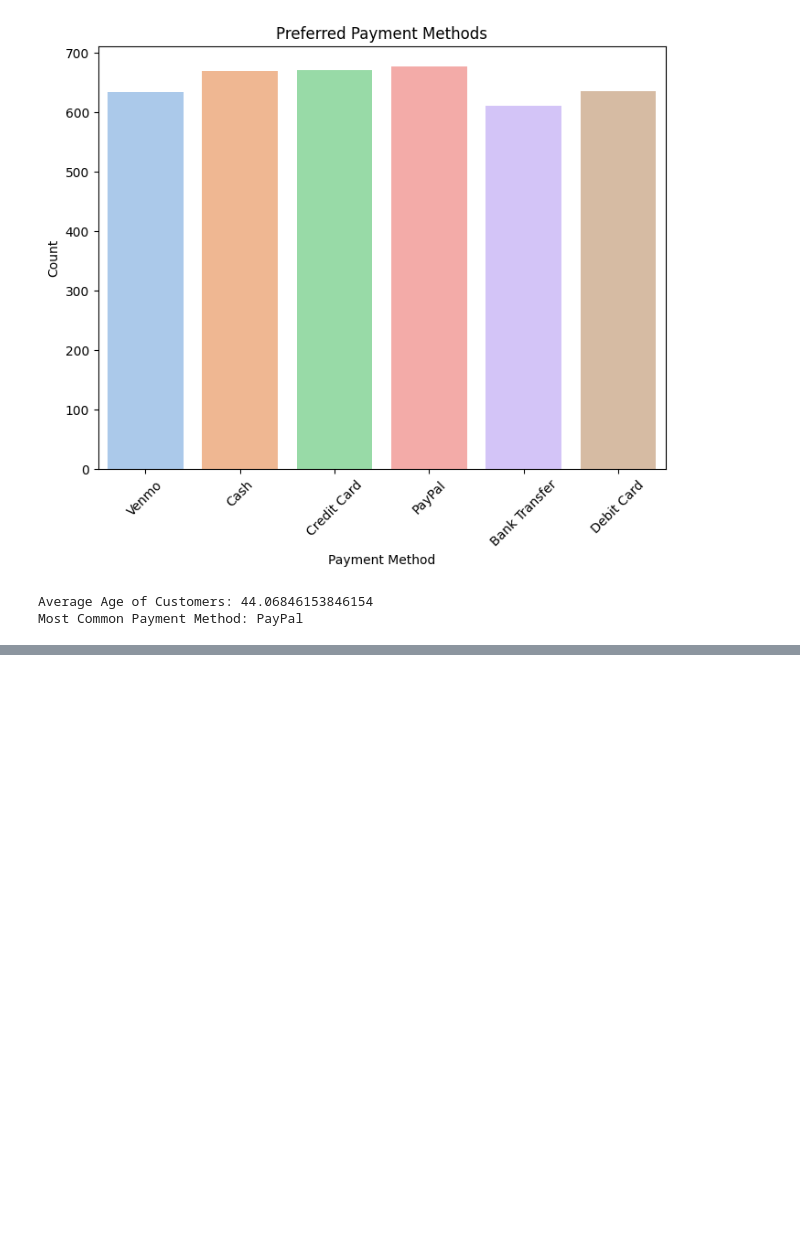
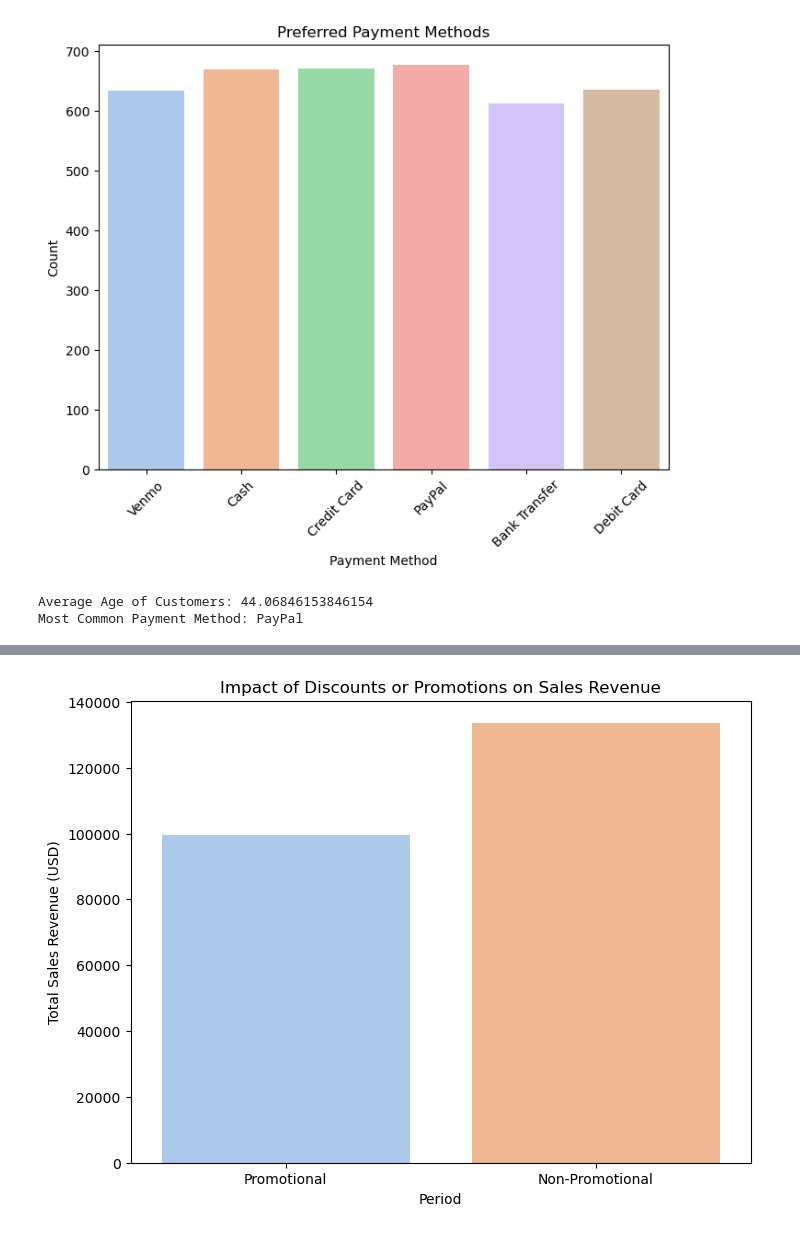
Before and after one commit to Sidhupaji-2004/Online-Retail-Transaction-Analysis, a Jupyter notebook: retail.ipynb, the cells around one changed output, grey strips where cells are left out. Cells and saved outputs as stored; diff of their text form; code cells hidden in the pictures; blank space fills up the shorter version.

```diff
--- a/retail.ipynb
+++ b/retail.ipynb
@@ -255,0 +290,23 @@ Most Common Payment Method: PayPal
+# %%
+# Convert "Discount Applied" column to binary values (1 for Yes, 0 for No)
+data['Discount Applied'] = data['Discount Applied'].map({'Yes': 1, 'No': 0})
+
+# 2. Identify Transactions with Discounts or Promotions
+discount_transactions = data[data['Discount Applied'] == 1]
+
+# 3. Analyze Sales Performance during Promotional Periods
+# Calculate sales revenue during promotional periods
+promotional_revenue = discount_transactions['Purchase Amount (USD)'].sum()
+
+# Calculate sales revenue during non-promotional periods
+non_promotional_revenue = data[data['Discount Applied'] == 0]['Purchase Amount (USD)'].sum()
+# %%
+# 4. Visualize the Impact of Discounts or Promotions
+plt.figure(figsize=(8, 6))
+sns.barplot(x=['Promotional', 'Non-Promotional'], y=[promotional_revenue, non_promotional_revenue], palette='pastel')
+plt.title('Impact of Discounts or Promotions on Sales Revenue')
+plt.xlabel('Period')
+plt.ylabel('Total Sales Revenue (USD)')
+plt.show()
+# %% [output]
+[figure, added]
```
Also changed, not shown: parts of 9 cells of this notebook, 2 other files.
